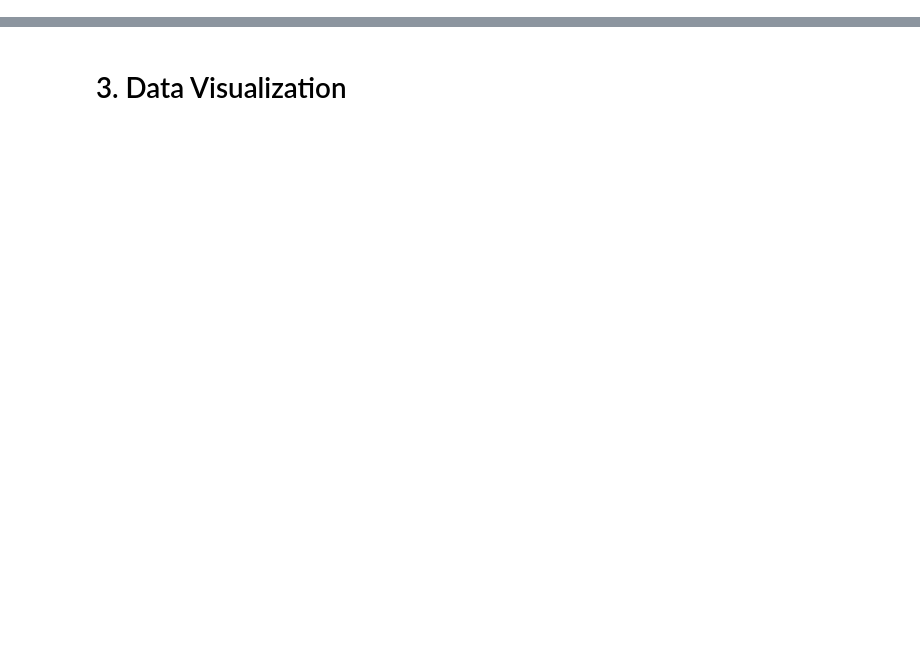
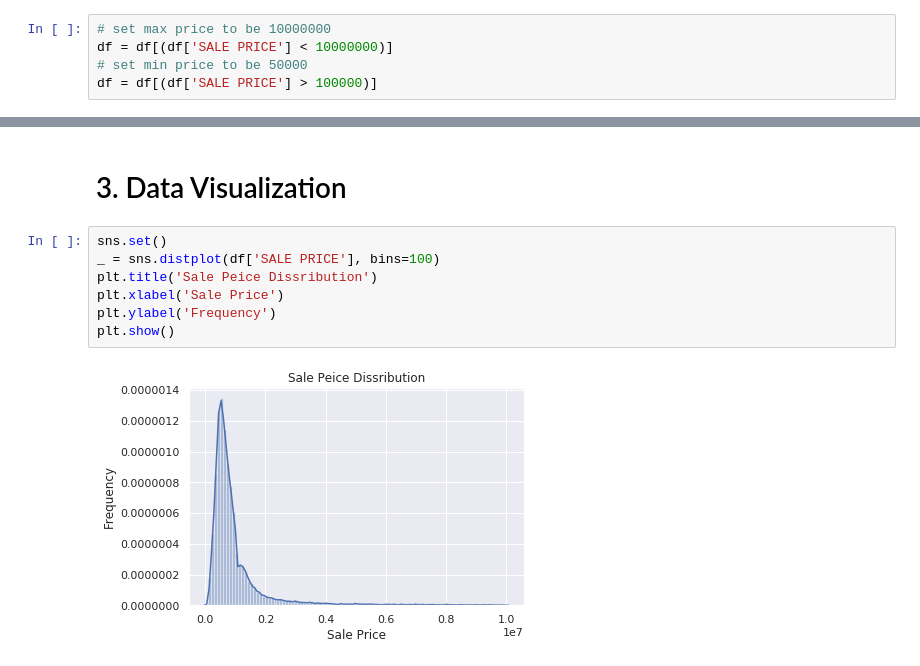
Before and after one commit to zhuoyingcai/NYC-Housing-Prices-Analysis, a Jupyter notebook: NYC_Housing_Prices_Analysis.ipynb, the cells around one changed output, grey strips where cells are left out. Saved outputs shown, nothing was run; the diff lists cells and outputs as text; blank space fills up the shorter version.

```diff
--- a/NYC_Housing_Prices_Analysis.ipynb
+++ b/NYC_Housing_Prices_Analysis.ipynb
@@ -214,0 +213,5 @@ df.describe()
+# %%
+# set max price to be 10000000
+df = df[(df['SALE PRICE'] < 10000000)]
+# set min price to be 50000
+df = df[(df['SALE PRICE'] > 100000)]
@@ -215,2 +232,11 @@ df.describe()
 # %% [markdown]
 # 3. Data Visualization
+# %%
+sns.set()
+_ = sns.distplot(df['SALE PRICE'], bins=100)
+plt.title('Sale Peice Dissribution')
+plt.xlabel('Sale Price')
+plt.ylabel('Frequency')
+plt.show()
+# %% [output]
+[figure, added]
```
Also changed, not shown: parts of 8 cells of this notebook.
